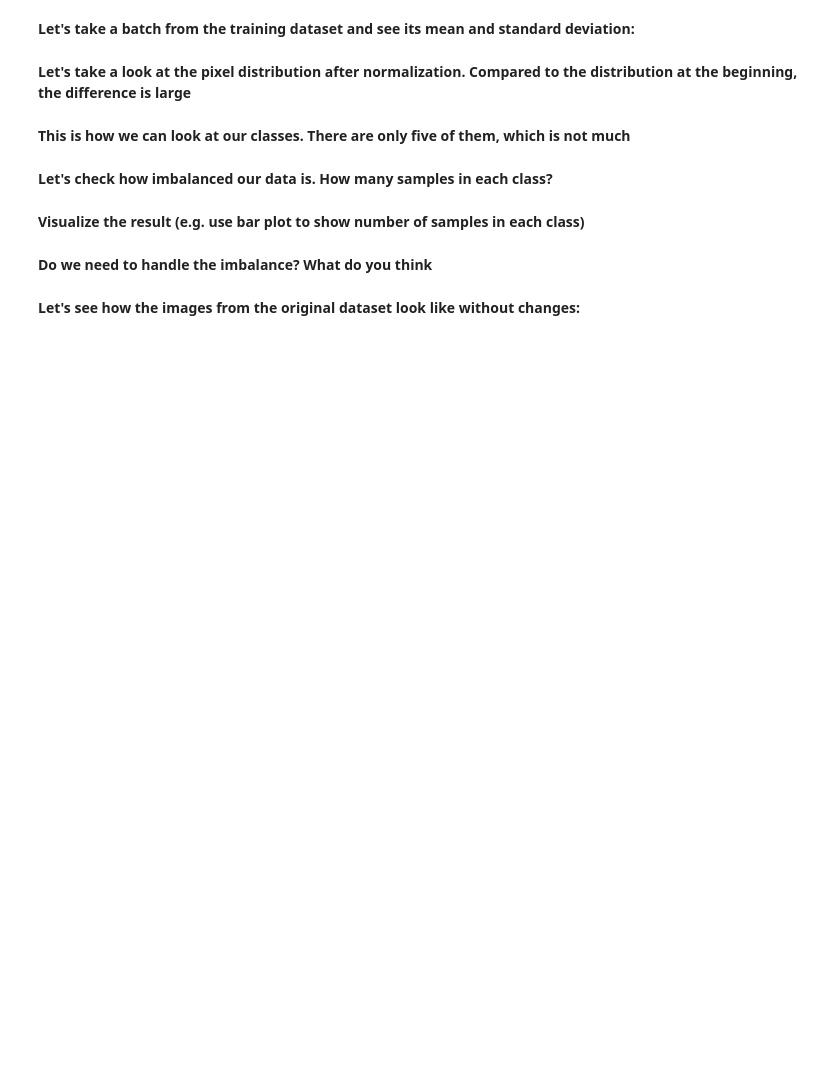
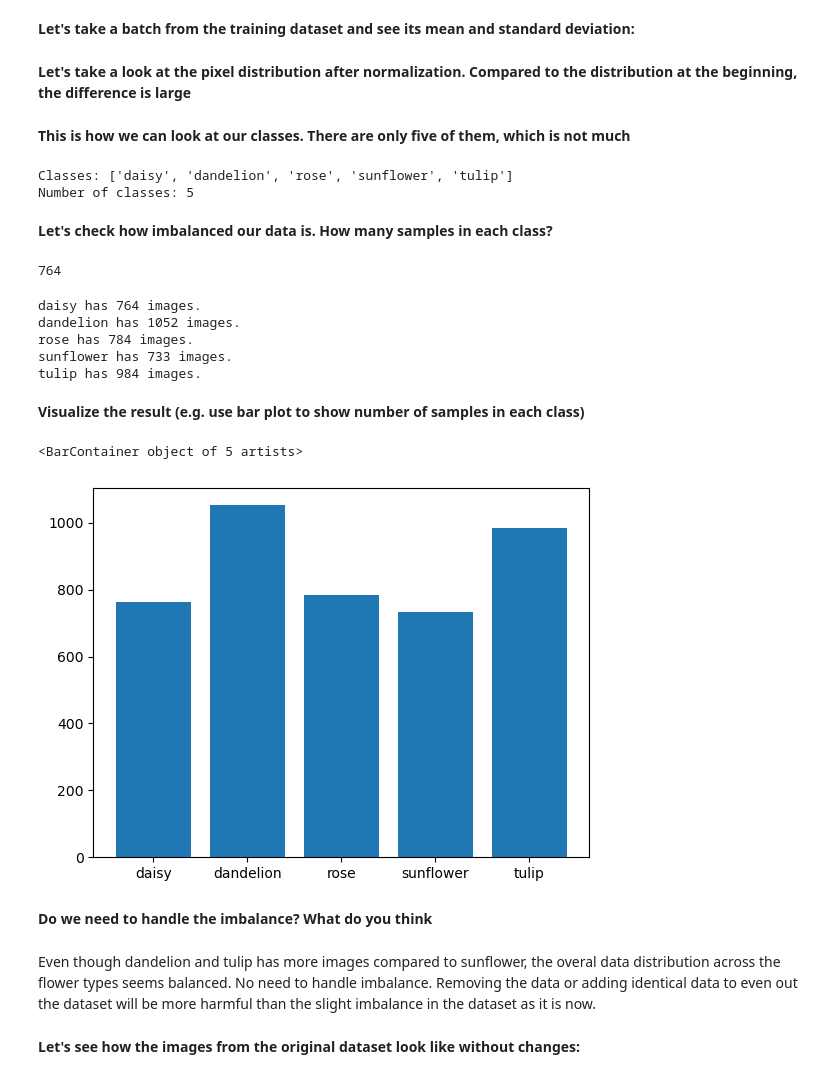
Before and after one commit to tunayildizuzh/MachineLearningforSciences, a Jupyter notebook: Labs/Lab7.ipynb, the cells around one changed output. Cells and saved outputs as stored; diff of their text form; code cells hidden in the pictures; blank space fills up the shorter version.

```diff
--- a/Labs/Lab7.ipynb
+++ b/Labs/Lab7.ipynb
@@ -93,10 +117,10 @@ The "original" dataset is the original dataset, which we will split into two par
 **Bonus: besides normalization, can you try other image augmentation?**
 # %%
 transformer = {
-    'original': transform.Compose([
-                                 transform.Resize((220, 220)),
-                                 transform.ToTensor(),
-                                 transform.Normalize((0.4124234616756439, 0.3674212694168091, 0.2578217089176178),
+    'original': transforms.Compose([
+                                 transforms.Resize((220, 220)),
+                                 transforms.ToTensor(),
+                                 transforms.Normalize((0.4124234616756439, 0.3674212694168091, 0.2578217089176178),
                                                      (0.3268945515155792, 0.29282665252685547, 0.29053378105163574))
 ])
 }
@@ -112,17 +136,33 @@ bs = 50
 
 # TODO: create PyTorch dataset (HINT: USE torchvision.datasets.ImageFolder)
 ###
+dataset = torchvision.datasets.ImageFolder(root=path, transform=transformer)
 
 # TODO: define train, val, test set
 ###
+print(f'Dataset size: {len(dataset)}')
+indices = list(range(len(dataset)))
+split_val = int(0.8*len(dataset))
+
+# Shuffle
+np.random.shuffle(indices)
+
+train_indices, val_indices, test_indices = indices[:split_val], indices[split_val:], indices[split_val:]
+
+train_sampler = torch.utils.data.sampler.SubsetRandomSampler(train_indices)
+val_sampler = torch.utils.data.sampler.SubsetRandomSampler(val_indices)
+test_sampler = torch.utils.data.sampler.SubsetRandomSampler(test_indices)
 
 # TODO: create dataloader
 ###
+train_loader = torch.utils.data.DataLoader(dataset, batch_size=bs,sampler=train_sampler)
+val_loader = torch.utils.data.DataLoader(dataset, batch_size=bs, sampler=val_sampler)
+test_loader = torch.utils.data.DataLoader(dataset, batch_size=bs, sampler=test_sampler)
 
 # check the dataset size
 dataset_sizes = {
-    'train': len(train),
-    'val': len(val),
-    'test': len(test),
+    'train': len(train_indices),
+    'val': len(val_indices),
+    'test': len(test_indices),
 }
 print(dataset_sizes)
@@ -165,20 +220,44 @@ x, y = next(iter(loaders['train']))
 # %% [markdown]
 **This is how we can look at our classes. There are only five of them, which is not much**
 # %%
-print('Classes:', original.classes)
-print('Number of classes:', len(original.classes))
+print('Classes:', dataset.classes)
+print('Number of classes:', len(dataset.classes))
+# %% [output]
+Classes: ['daisy', 'dandelion', 'rose', 'sunflower', 'tulip']
+Number of classes: 5
 # %% [markdown]
 **Let's check how imbalanced our data is. How many samples in each class?**
+# %%
+len(os.listdir(path + "\\" + 'daisy'))
+# %% [output]
+764
 # %%
 # [0.5 point] for this code block
 # TODO: YOUR CODES HERE
+value_counts = []
+for name in dataset.classes:
+    value_count = len(os.listdir(path+"\\"+name))
+    value_counts.append(value_count)
+    print(f'{name} has {value_count} images.')
+# %% [output]
+daisy has 764 images.
+dandelion has 1052 images.
+rose has 784 images.
+sunflower has 733 images.
+tulip has 984 images.
 # %% [markdown]
 **Visualize the result (e.g. use bar plot to show number of samples in each class)**
 # %%
 # [0.5 point] for this code block
 # TODO: YOUR CODES HERE
+plt.bar(dataset.classes, value_counts)
+# %% [output]
+<BarContainer object of 5 artists>
+[figure, added]
 # %% [markdown]
 **Do we need to handle the imbalance? What do you think**
+# %% [markdown]
+Even though dandelion and tulip has more images compared to sunflower, the overal data distribution across the flower types seems balanced. No need to handle imbalance. Removing the data or adding identical data to even out the dataset will be more harmful than the slight imbalance in the dataset as it is now.
 # %% [markdown]
 **Let's see how the images from the original dataset look like without changes:**
 # %%
```
Also changed, not shown: parts of 10 cells of this notebook, 1 other file.
